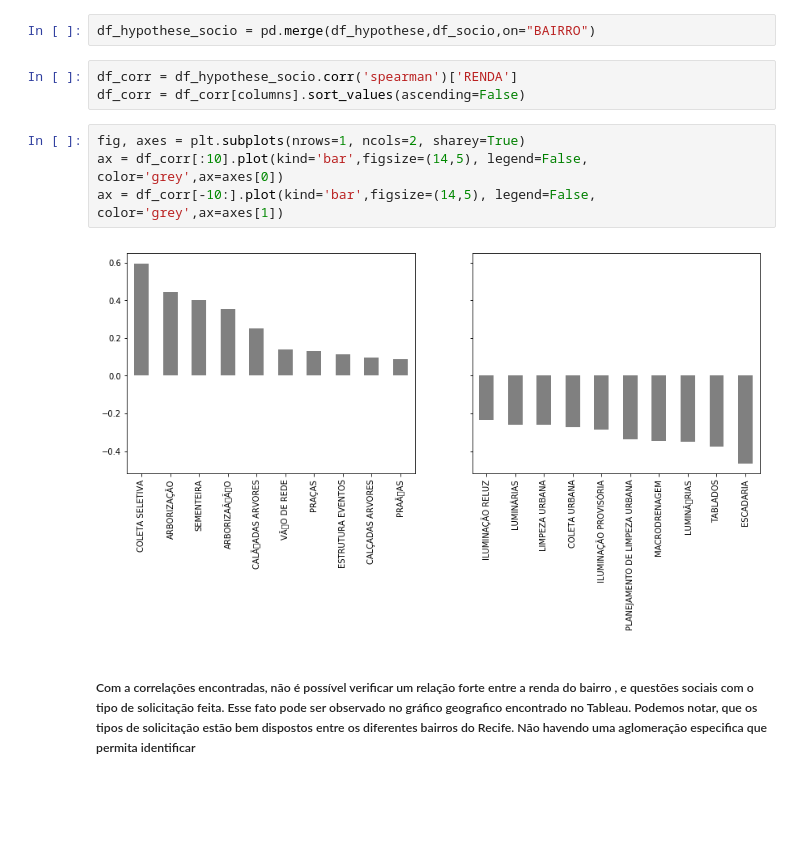
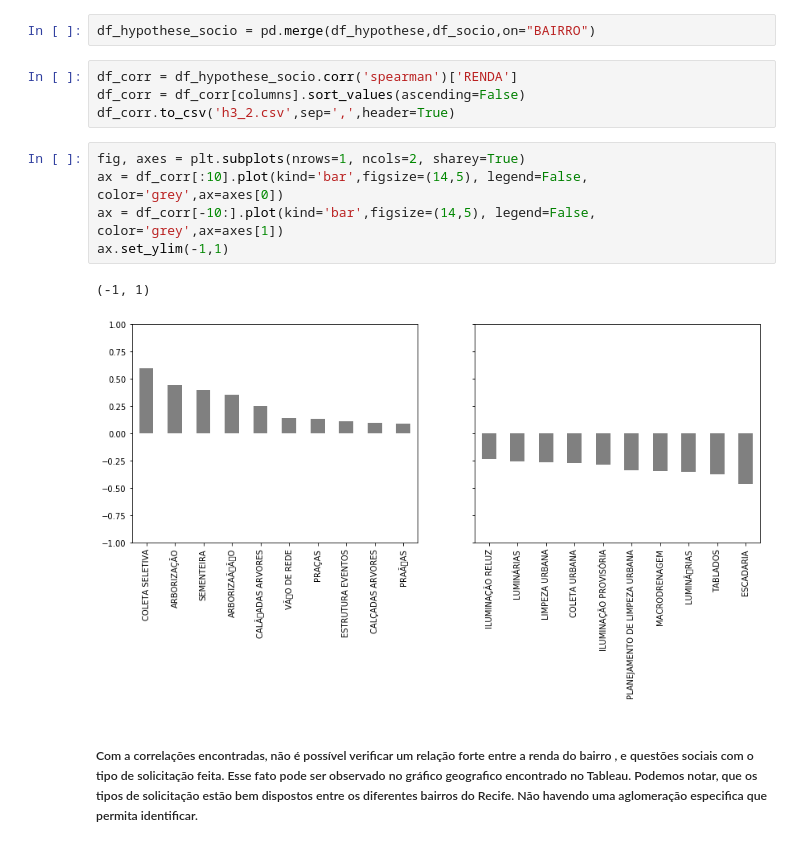
Before and after one commit to if1015-datascience-ufpe/2018-2-projeto-randomic, a Jupyter notebook: notebooks/hypotheses/hypothese 4 - Persil socioeconomico do bairro.ipynb, the cells around one changed output. Cells and saved outputs as stored; diff of their text form; blank space fills up the shorter version.

```diff
--- a/notebooks/hypotheses/hypothese 4 - Persil socioeconomico do bairro.ipynb
+++ b/notebooks/hypotheses/hypothese 4 - Persil socioeconomico do bairro.ipynb
@@ -120,11 +121,14 @@ df_hypothese_socio = pd.merge(df_hypothese,df_socio,on="BAIRRO")
 # %%
 df_corr = df_hypothese_socio.corr('spearman')['RENDA']
 df_corr = df_corr[columns].sort_values(ascending=False)
+df_corr.to_csv('h3_2.csv',sep=',',header=True)
 # %%
 fig, axes = plt.subplots(nrows=1, ncols=2, sharey=True)
 ax = df_corr[:10].plot(kind='bar',figsize=(14,5), legend=False, color='grey',ax=axes[0])
 ax = df_corr[-10:].plot(kind='bar',figsize=(14,5), legend=False, color='grey',ax=axes[1])
+ax.set_ylim(-1,1)
 # %% [output]
+(-1, 1)
-[figure, old version]
+[figure, new version]
 # %% [markdown]
-##### Com a correlações encontradas, não é possível verificar um relação forte entre a renda do bairro , e questões sociais com o tipo de solicitação feita. Esse fato pode ser observado no gráfico geografico encontrado no Tableau. Podemos notar, que os tipos de solicitação estão bem dispostos entre os diferentes bairros do Recife. Não havendo uma aglomeração especifica que permita identificar
+##### Com a correlações encontradas, não é possível verificar um relação forte entre a renda do bairro , e questões sociais com o tipo de solicitação feita. Esse fato pode ser observado no gráfico geografico encontrado no Tableau. Podemos notar, que os tipos de solicitação estão bem dispostos entre os diferentes bairros do Recife. Não havendo uma aglomeração especifica que permita identificar.
```
Also changed, not shown: parts of 2 cells of this notebook, 6 other files.
